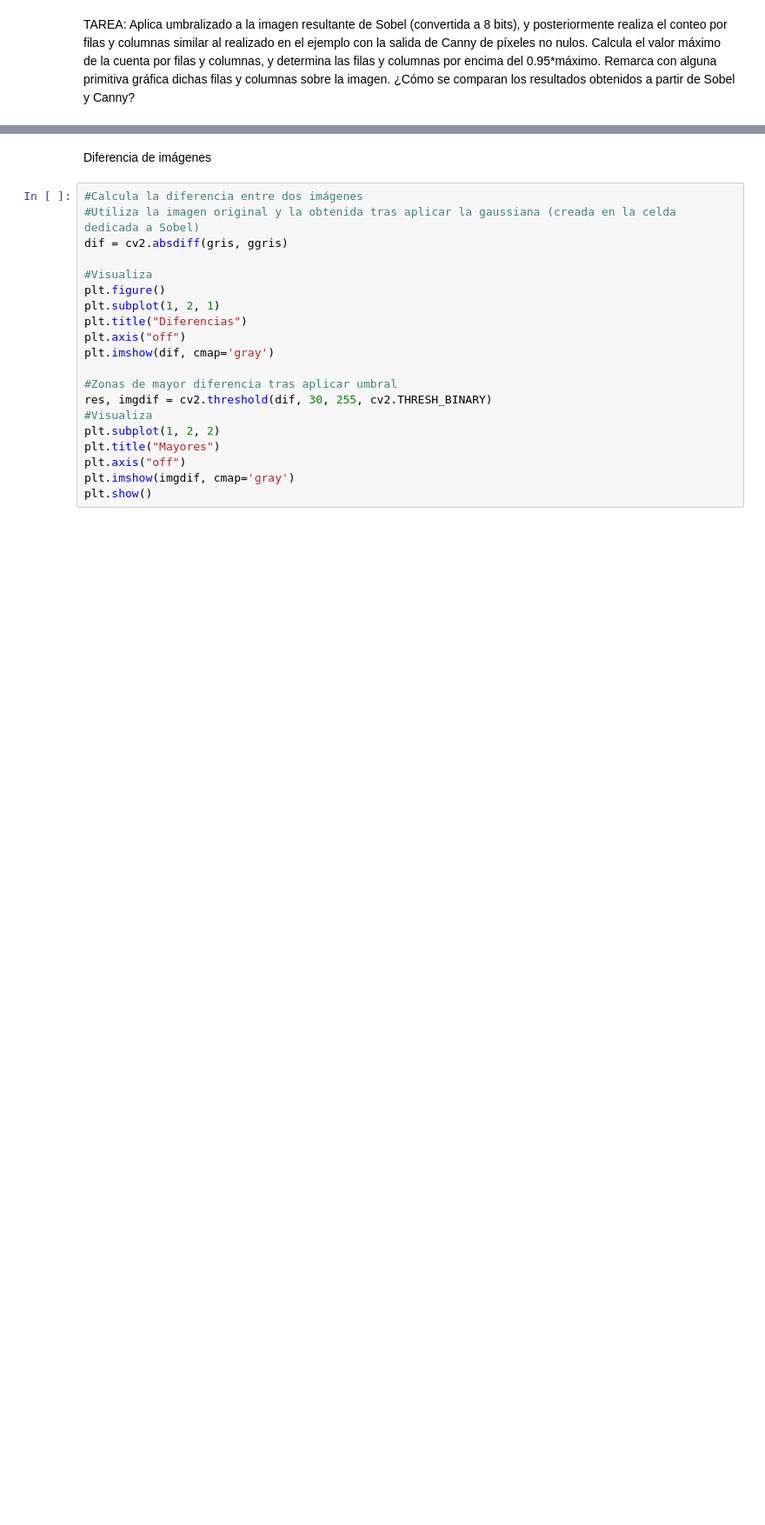
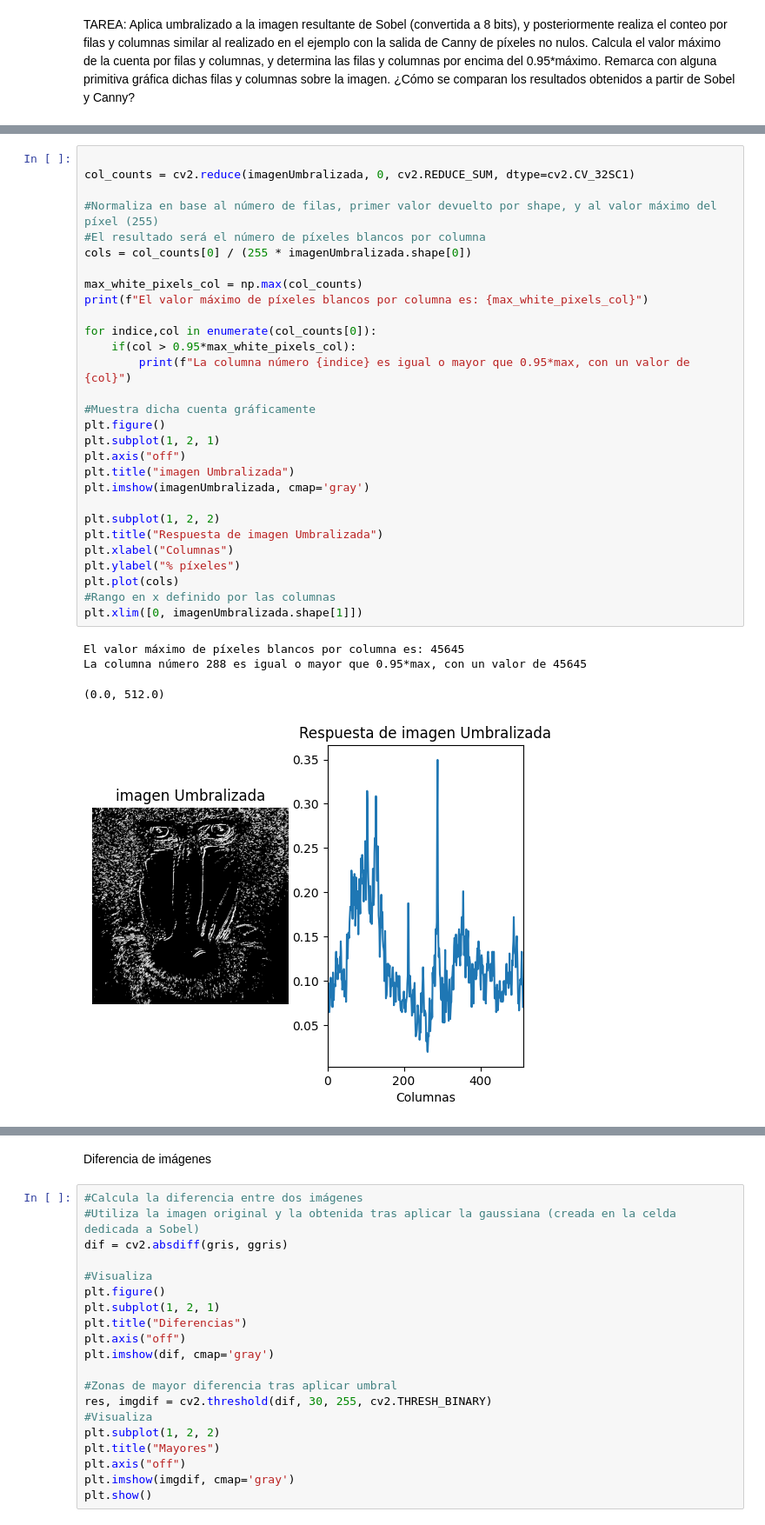
Before and after one commit to miguetech16/VC-Practicas, a Jupyter notebook: P2/VC_P2.ipynb, the cells around one changed output, grey strips where cells are left out. Shown at 87% size. Saved outputs shown, nothing was run; the diff lists cells and outputs as text; blank space fills up the shorter version.

```diff
--- a/P2/VC_P2.ipynb
+++ b/P2/VC_P2.ipynb
@@ -232,0 +264,34 @@ TAREA: Aplica umbralizado a la imagen resultante de Sobel (convertida a 8 bits),
+# %%
+
+col_counts = cv2.reduce(imagenUmbralizada, 0, cv2.REDUCE_SUM, dtype=cv2.CV_32SC1)
+
+#Normaliza en base al número de filas, primer valor devuelto por shape, y al valor máximo del píxel (255)
+#El resultado será el número de píxeles blancos por columna
+cols = col_counts[0] / (255 * imagenUmbralizada.shape[0])
+
+max_white_pixels_col = np.max(col_counts)
+print(f"El valor máximo de píxeles blancos por columna es: {max_white_pixels_col}")
+
+for indice,col in enumerate(col_counts[0]):
+    if(col > 0.95*max_white_pixels_col):
+        print(f"La columna número {indice} es igual o mayor que 0.95*max, con un valor de {col}")
+
+#Muestra dicha cuenta gráficamente
+plt.figure()
+plt.subplot(1, 2, 1)
+plt.axis("off")
+plt.title("imagen Umbralizada")
+plt.imshow(imagenUmbralizada, cmap='gray')
+
+plt.subplot(1, 2, 2)
+plt.title("Respuesta de imagen Umbralizada")
+plt.xlabel("Columnas")
+plt.ylabel("% píxeles")
+plt.plot(cols)
+#Rango en x definido por las columnas
+plt.xlim([0, imagenUmbralizada.shape[1]])
+# %% [output]
+El valor máximo de píxeles blancos por columna es: 45645
+La columna número 288 es igual o mayor que 0.95*max, con un valor de 45645
+(0.0, 512.0)
+[figure, added]
```
Also changed, not shown: parts of 7 cells of this notebook, 1 other file.
